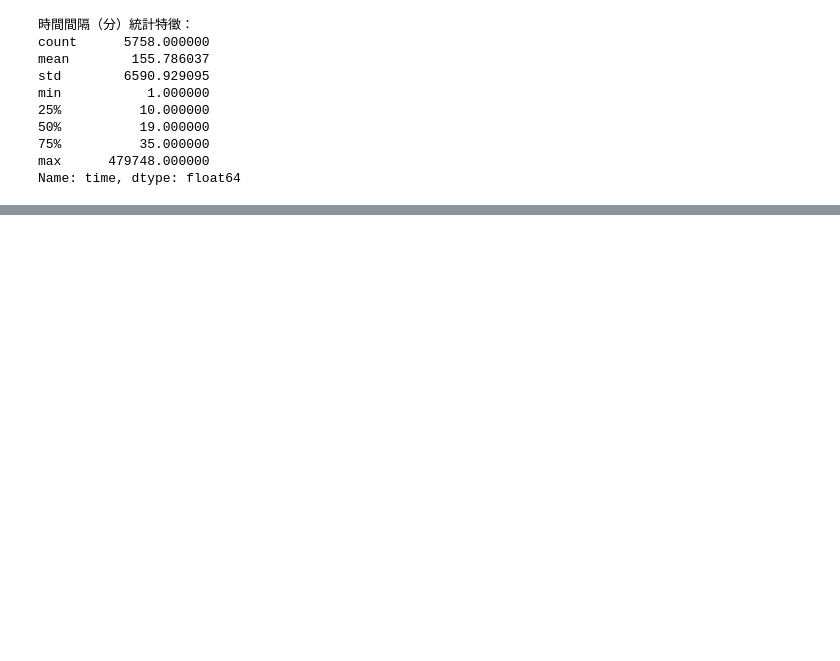
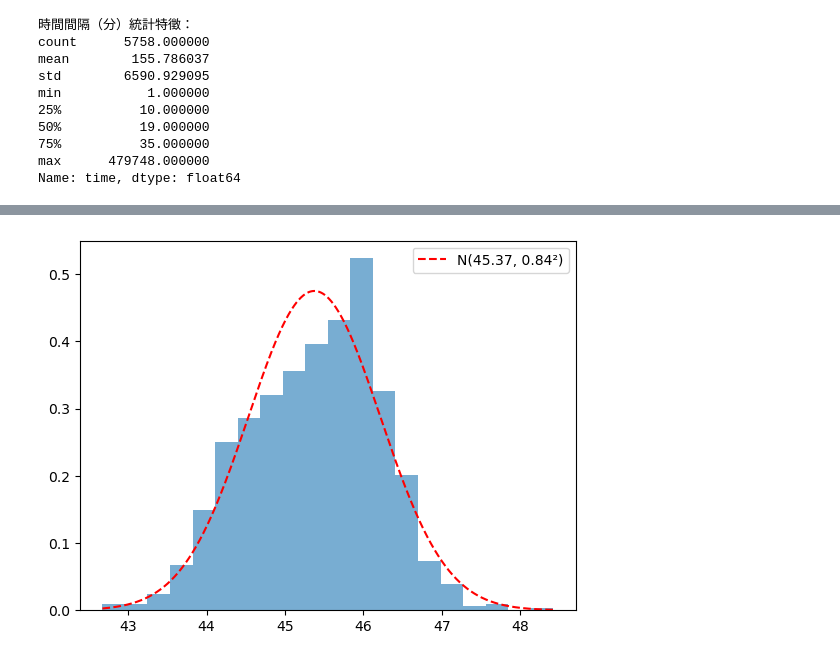
Before and after one commit to jhyeoh2002/V2B_Optimization_with_AI_on_BSS, a Jupyter notebook: Ding_part/Analogy.ipynb, the cells around one changed output, grey strips where cells are left out. Drawn from its saved outputs; the diff is of its cells as text; code cells hidden in the pictures; blank space fills up the shorter version.

```diff
--- a/Ding_part/Analogy.ipynb
+++ b/Ding_part/Analogy.ipynb
@@ -170,3 +179,44 @@ array([0.0767058 , 0.08018276, 0.04455284, 0.03295098, 0.02935734,
+# %%
+i = 0
+ref_con = ~np.isnan(samples[i])
+target_con = ~np.any(np.isnan(samples[:,ref_con]),axis=1)
+target_mean = np.nanmean(samples[target_con,:], axis=1, keepdims=True)  # shape = (20, 1)
+target_std = np.nanstd(samples[target_con,:], axis=1, keepdims=True)    # shape = (20, 1)
+target_zscore_arr = (samples[target_con,:] - target_mean) / (target_std + 1e-8)
+ref_mean = np.nanmean(samples[i])
+ref_std = np.nanstd(samples[i])
+ref_zscore_arr = (samples[i] - ref_mean) / (ref_std + 1e-8)
+distance = fast_dtw_distance(ref_zscore_arr[ref_con], target_zscore_arr[:,ref_con])  # shape = (881,)
+inverse_distance = 1/distance
+inverse_distance[0] = 0
+weight = inverse_distance**p
+valid_mask = ~np.isnan(samples[target_con,:])
+weighted_mask = weight[:,None]*valid_mask
+col_weight_sum = np.sum(weighted_mask, axis=0, keepdims=True)
+col_weight_sum[col_weight_sum==0]=1
+norm_weight  = weighted_mask/col_weight_sum
+result = np.nansum((target_zscore_arr*ref_std+ref_mean)*norm_weight,axis=0)
+timeend = index[i]
+time_index = create_time_index(timeend, window_size)
+series = pd.Series(result, index=time_index, name=samples[target_con,:][:,ref_con].shape[1])
+# %%
+from scipy.stats import norm
+import matplotlib.pyplot as plt
+
+data = pd.Series((target_zscore_arr*ref_std+ref_mean)[:,~ref_con][:,11]).dropna()
+# 假設你有原始資料 data
+mu, std = norm.fit(data)
+
+# 畫出擬合的常態分布
+x = np.linspace(min(data), max(data), 1000)
+pdf = norm.pdf(x, mu, std)
+
+plt.hist(data, bins=20, density=True, alpha=0.6)
+plt.plot(x, pdf, 'r--', label=f'N({mu:.2f}, {std:.2f}²)')
+plt.legend()
+plt.show()
+# %% [output]
+[figure, added]
 # %%
 p = 2
 series_list = []
```
Also changed, not shown: parts of 20 cells of this notebook, 1 other file.
